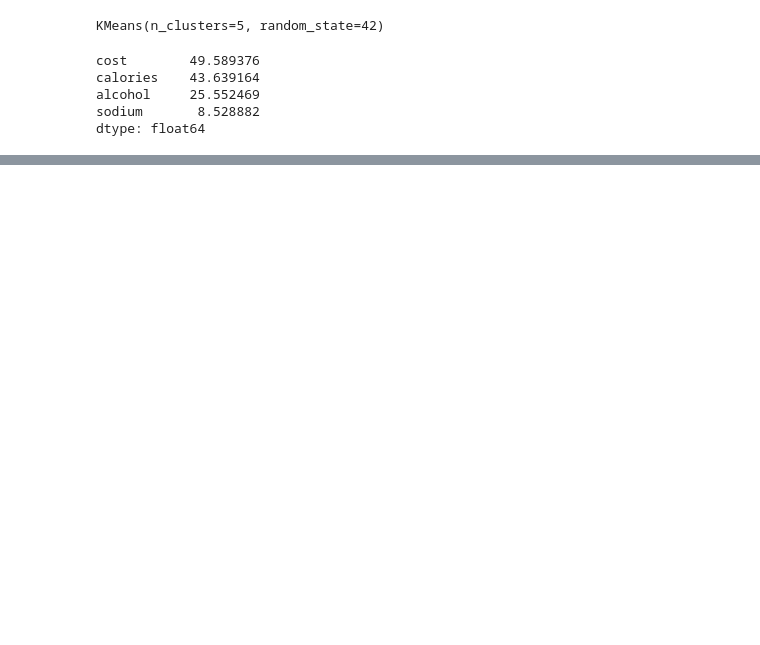
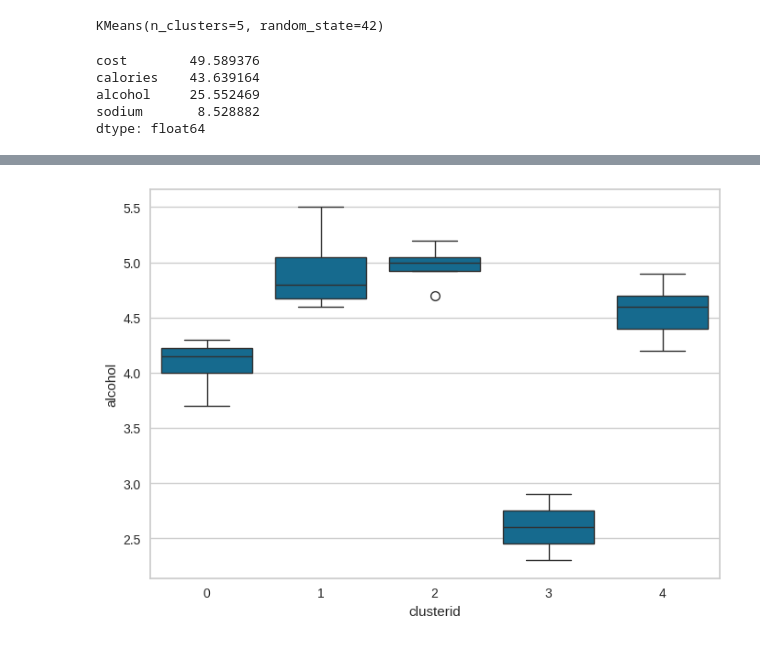
Before and after one commit to manaranjanp/ISB_MLUL1, a Jupyter notebook: clustering/Market_Segmentation_v2.ipynb, the cells around one changed output, grey strips where cells are left out. Drawn from its saved outputs; the diff is of its cells as text; code cells hidden in the pictures; blank space fills up the shorter version.

```diff
--- a/clustering/Market_Segmentation_v2.ipynb
+++ b/clustering/Market_Segmentation_v2.ipynb
@@ -248,0 +256,6 @@ sn.kdeplot(scaled_beer_df,
+# %%
+sn.boxplot(beer_df,
+            y = 'alcohol',
+            x = 'clusterid');
+# %% [output]
+[figure, added]
```
Also changed, not shown: parts of 26 cells of this notebook, 1 other file.
